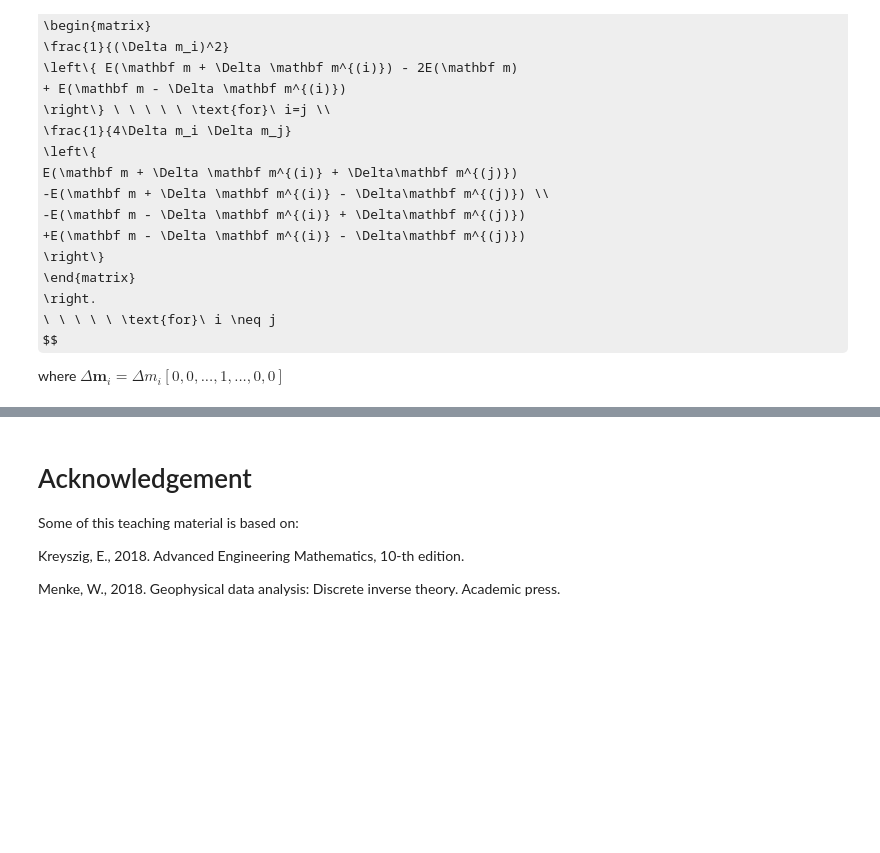
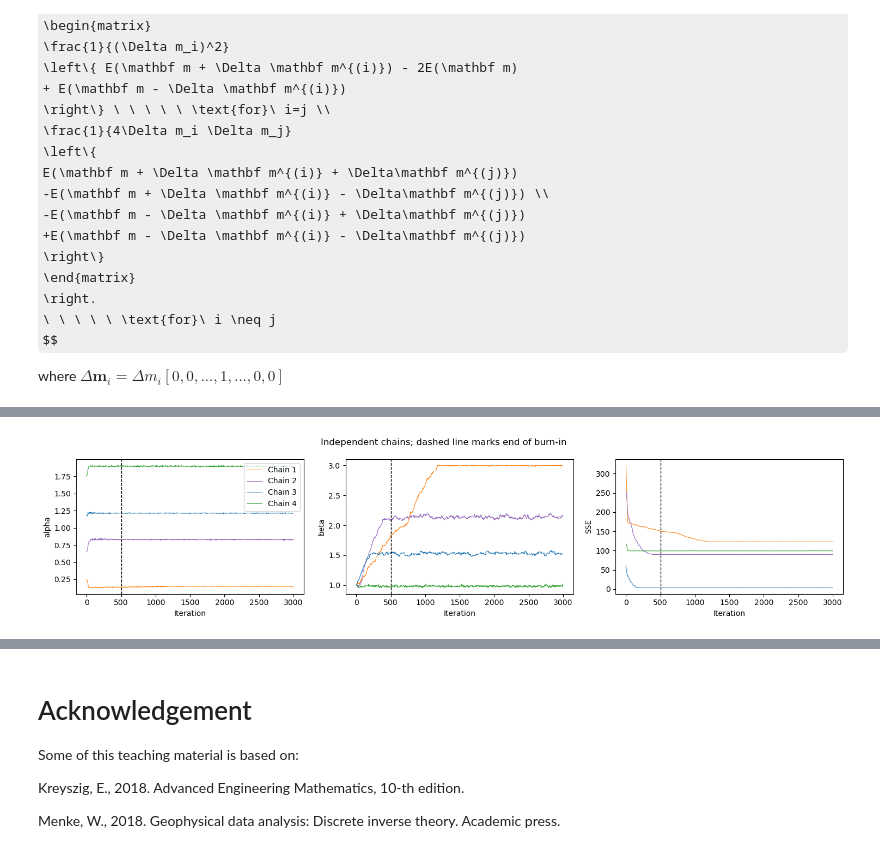
Before and after one commit to jinwar/GeophysicsComputing_GPGN436536, a Jupyter notebook: 09_Regression.ipynb, the cells around one changed output, grey strips where cells are left out. Drawn from its saved outputs; the diff is of its cells as text; code cells hidden in the pictures; some formulas as TeX source; blank space fills up the shorter version.

Commit message:
Replace improvement-only search with multiple-chain Metropolis sampling and executed figures

```diff
--- a/09_Regression.ipynb
+++ b/09_Regression.ipynb
@@ -1051,0 +1051,17 @@ plt.show()
+# %%
+# Trace plots: look for within-chain exploration and differences between chains.
+colors = ['tab:orange', 'tab:purple', 'tab:blue', 'tab:green']
+fig, axes = plt.subplots(1, 3, figsize=(15, 3.5))
+for i, chain in enumerate(chains):
+    axes[0].plot(chain[:, 0], color=colors[i], lw=0.7, label=f'Chain {i+1}')
+    axes[1].plot(chain[:, 1], color=colors[i], lw=0.7)
+    axes[2].plot(chain_errors[i], color=colors[i], lw=0.7)
+for ax, label in zip(axes, ['alpha', 'beta', 'SSE']):
+    ax.axvline(burn, color='black', ls='--', lw=1)
+    ax.set(xlabel='Iteration', ylabel=label)
+axes[0].legend()
+fig.suptitle('Independent chains; dashed line marks end of burn-in')
+fig.tight_layout()
+plt.show()
+# %% [output]
+[figure, added]
```
Also changed, not shown: parts of 16 cells of this notebook.
